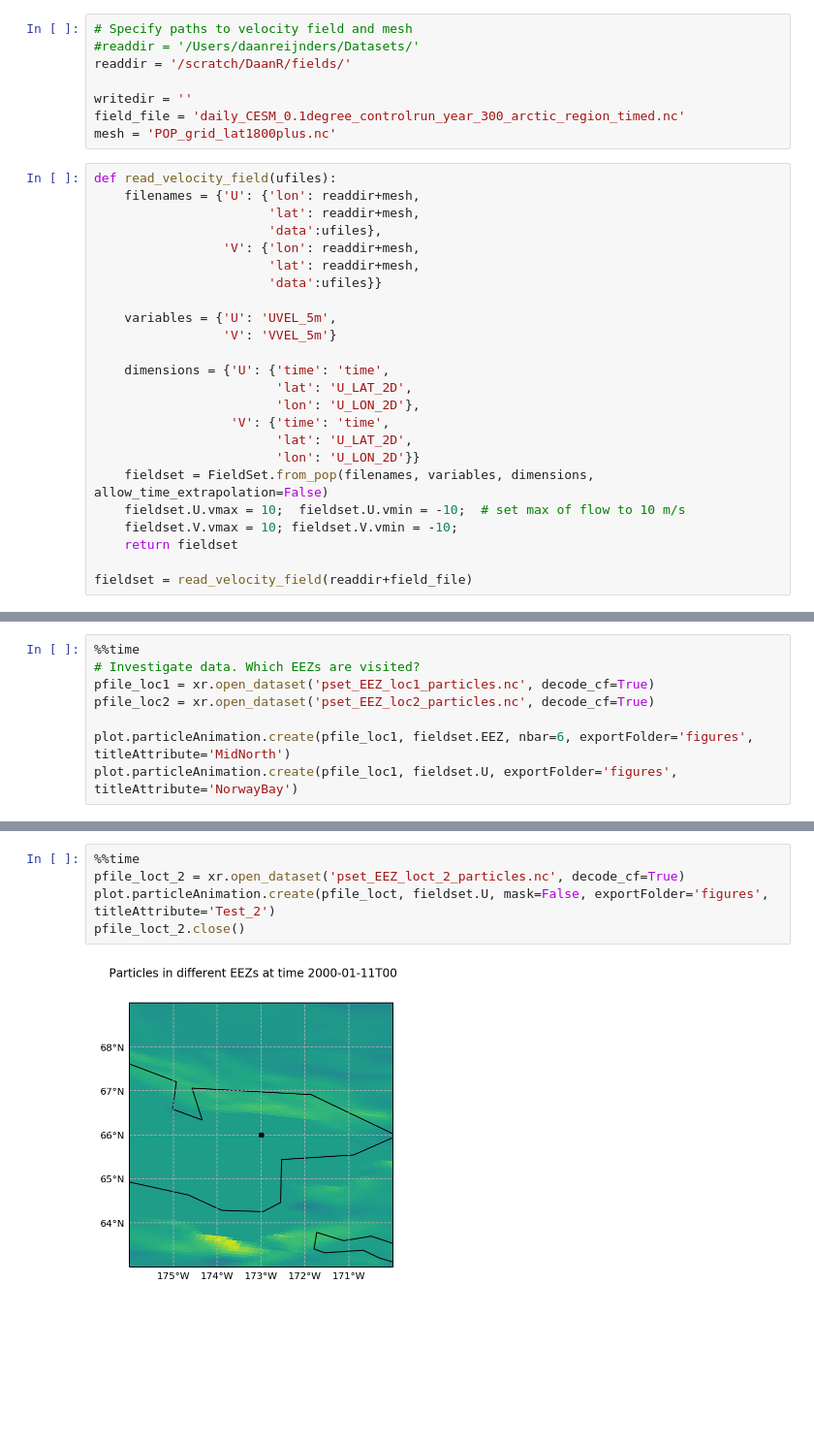
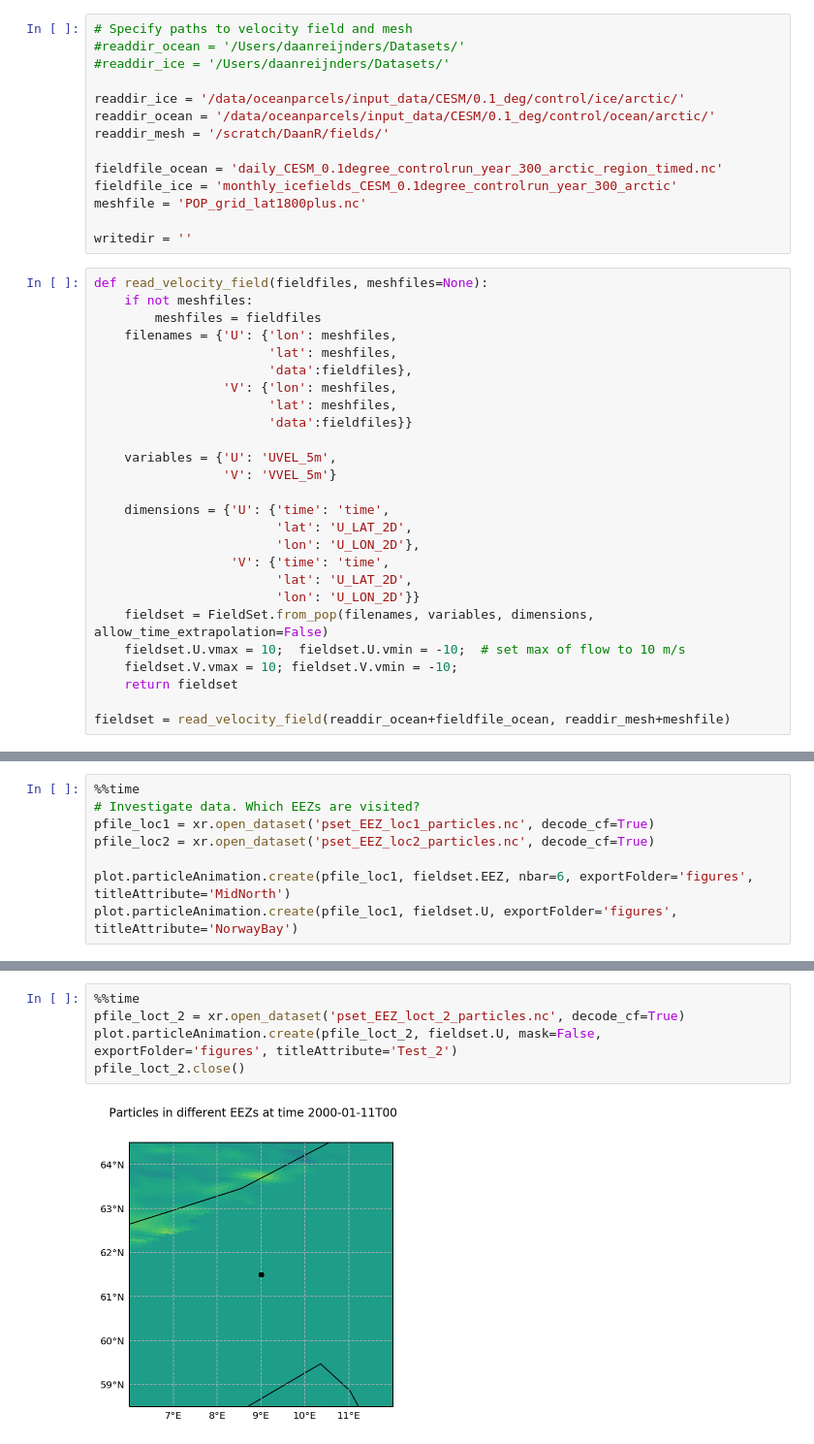
Before and after one commit to daanreijnders/arctic-connectivity, a Jupyter notebook: EEZ/EEZ.ipynb, the cells around one changed output, grey strips where cells are left out. Shown at 97% size. Drawn from its saved outputs; the diff is of its cells as text; blank space fills up the shorter version.

```diff
--- a/EEZ/EEZ.ipynb
+++ b/EEZ/EEZ.ipynb
@@ -26,19 +28,27 @@ reload(plot)
 # %%
 # Specify paths to velocity field and mesh
-#readdir = '/Users/daanreijnders/Datasets/'
-readdir = '/scratch/DaanR/fields/'
+#readdir_ocean = '/Users/daanreijnders/Datasets/'
+#readdir_ice = '/Users/daanreijnders/Datasets/'
+
+readdir_ice = '/data/oceanparcels/input_data/CESM/0.1_deg/control/ice/arctic/'
+readdir_ocean = '/data/oceanparcels/input_data/CESM/0.1_deg/control/ocean/arctic/'
+readdir_mesh = '/scratch/DaanR/fields/'
+
+fieldfile_ocean = 'daily_CESM_0.1degree_controlrun_year_300_arctic_region_timed.nc'
+fieldfile_ice = 'monthly_icefields_CESM_0.1degree_controlrun_year_300_arctic'
+meshfile = 'POP_grid_lat1800plus.nc'
 
 writedir = ''
-field_file = 'daily_CESM_0.1degree_controlrun_year_300_arctic_region_timed.nc'
-mesh = 'POP_grid_lat1800plus.nc'
 # %%
-def read_velocity_field(ufiles):
-    filenames = {'U': {'lon': readdir+mesh,
-                       'lat': readdir+mesh,
-                       'data':ufiles},
-                 'V': {'lon': readdir+mesh,
-                       'lat': readdir+mesh,
-                       'data':ufiles}}
+def read_velocity_field(fieldfiles, meshfiles=None):
+    if not meshfiles:
+        meshfiles = fieldfiles
+    filenames = {'U': {'lon': meshfiles,
+                       'lat': meshfiles,
+                       'data':fieldfiles},
+                 'V': {'lon': meshfiles,
+                       'lat': meshfiles,
+                       'data':fieldfiles}}
 
     variables = {'U': 'UVEL_5m',
                  'V': 'VVEL_5m'}
@@ -54,4 +64,4 @@ def read_velocity_field(ufiles):
     fieldset.V.vmax = 10; fieldset.V.vmin = -10;
     return fieldset
 
-fieldset = read_velocity_field(readdir+field_file)
+fieldset = read_velocity_field(readdir_ocean+fieldfile_ocean, readdir_mesh+meshfile)
@@ -155,7 +184,7 @@ INFO:parcels.tools.loggers:Compiled myParticleAdvectionRK4EEZ_samplerwrapLon ==>
 # %%
 %%time
 pfile_loct_2 = xr.open_dataset('pset_EEZ_loct_2_particles.nc', decode_cf=True)
-plot.particleAnimation.create(pfile_loct, fieldset.U, mask=False, exportFolder='figures', titleAttribute='Test_2')
+plot.particleAnimation.create(pfile_loct_2, fieldset.U, mask=False, exportFolder='figures', titleAttribute='Test_2')
 pfile_loct_2.close()
 # %% [output]
-[figure, old version]
+[figure, new version]
```
Also changed, not shown: parts of 14 cells of this notebook, 2 other files.
